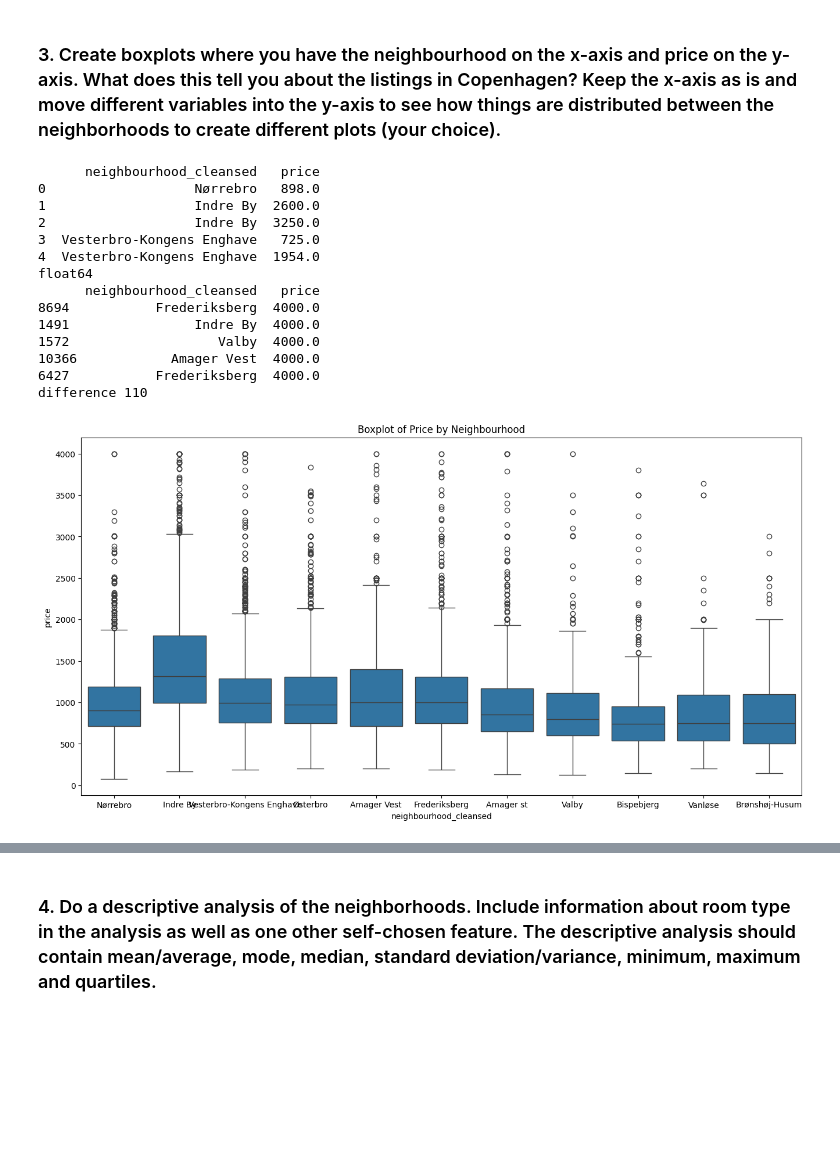
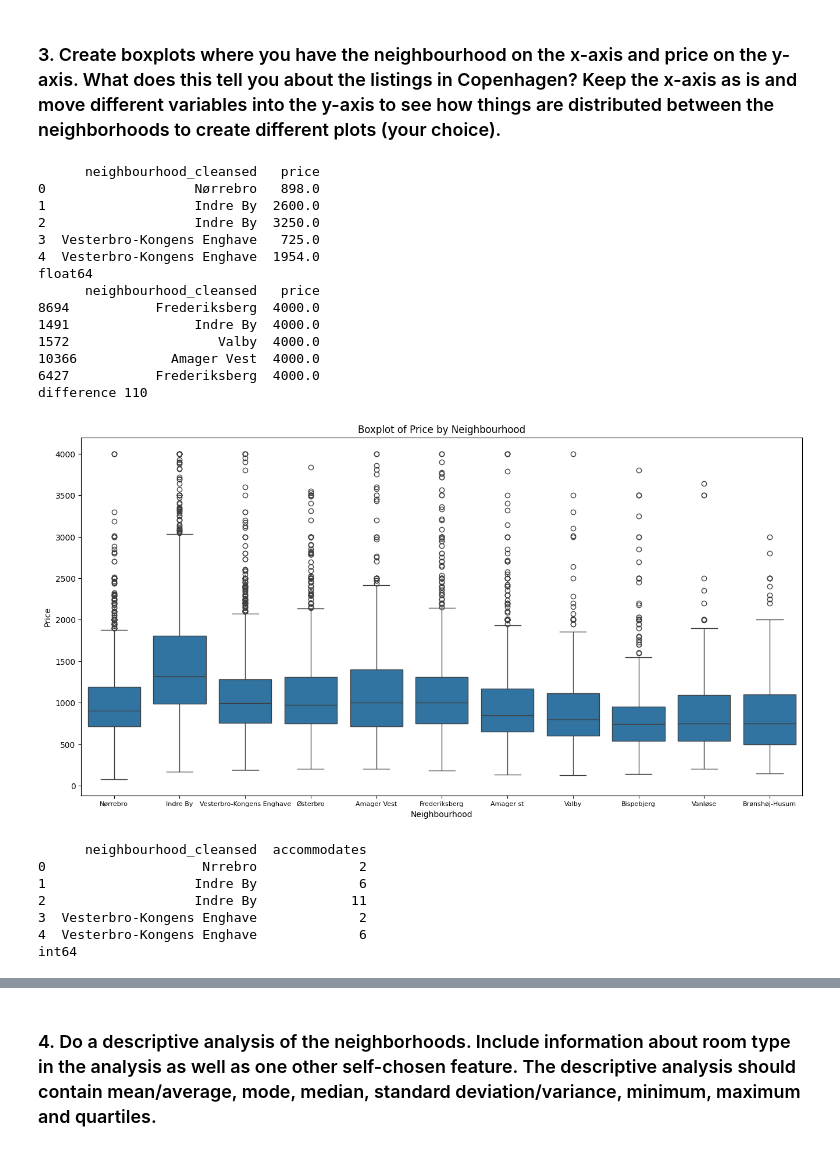
Before and after one commit to EarthOddity/mal-assignments, a Jupyter notebook: Assignment1Mal/1. Getting started - Copenhagen Airbnb.ipynb, the cells around one changed output, grey strips where cells are left out. Drawn from its saved outputs; the diff is of its cells as text; code cells hidden in the pictures; blank space fills up the shorter version.

```diff
--- a/Assignment1Mal/1. Getting started - Copenhagen Airbnb.ipynb
+++ b/Assignment1Mal/1. Getting started - Copenhagen Airbnb.ipynb
@@ -189,41 +189,66 @@ data_limited = data[["id",
 # %% [markdown]
 ### 3. Create boxplots where you have the neighbourhood on the x-axis and price on the y-axis. What does this tell you about the listings in Copenhagen? Keep the x-axis as is and move different variables into the y-axis to see how things are distributed between the neighborhoods to create different plots (your choice).
 # %%
-# State your solution here. Add more cells if needed.
 import seaborn as sns
 
 neighbourhood_data = data_filtered[['neighbourhood_cleansed', 'price']]
 print(neighbourhood_data.head())
 print(neighbourhood_data['price'].dtype)
 
-# Lets remove the prices that are too high because they are propably outliers
+# Lets remove the prices that are too high because they are outliers
 price_threshold = 4000
 filtered_neighbourhood_data = neighbourhood_data[neighbourhood_data['price'] <= price_threshold]
 sorted_data = filtered_neighbourhood_data.sort_values(by='price', ascending=False)
 print(sorted_data.head())
 
 total_neig = len(neighbourhood_data)
 total_neig_fil = len(filtered_neighbourhood_data)
 
 print(f'difference {total_neig-total_neig_fil} ')
 
 plt.figure(figsize=(16, 8))  # Increase the figure size
+plt.xticks(fontsize=8)  # Set the font size for x-axis labels
 sns.boxplot(x='neighbourhood_cleansed', y='price', data=filtered_neighbourhood_data)
 plt.title('Boxplot of Price by Neighbourhood')
+plt.xlabel('Neighbourhood')
+plt.ylabel('Price')
 plt.show()
+
+# With the boxplot we know the median value of each neighbourhood price and which listings are outliers
+
+neighbourhood_data_2 = data[['neighbourhood_cleansed', 'accommodates']]
+print(neighbourhood_data_2.head())
+print(neighbourhood_data_2['accommodates'].dtype)
+
+# Lets remove the prices that are too high because they are outliers
+
+plt.figure(figsize=(16, 8))  # Increase the figure size
+plt.xticks(fontsize=8)  # Set the font size for x-axis labels
+sns.boxplot(x='neighbourhood_cleansed', y='accommodates', data=neighbourhood_data_2)
+plt.title('Boxplot of Price by Neighbourhood')
+plt.xlabel('Neighbourhood')
+plt.ylabel('Accommodates')
+plt.show()
 # %% [output]
       neighbourhood_cleansed   price
 0                   Nørrebro   898.0
 1                   Indre By  2600.0
 2                   Indre By  3250.0
 3  Vesterbro-Kongens Enghave   725.0
 4  Vesterbro-Kongens Enghave  1954.0
 float64
       neighbourhood_cleansed   price
 8694           Frederiksberg  4000.0
 1491                Indre By  4000.0
 1572                   Valby  4000.0
 10366            Amager Vest  4000.0
 6427           Frederiksberg  4000.0
 difference 110
-[figure, old version]
+[figure, new version]
+      neighbourhood_cleansed  accommodates
+0                    Nrrebro             2
+1                   Indre By             6
+2                   Indre By            11
+3  Vesterbro-Kongens Enghave             2
+4  Vesterbro-Kongens Enghave             6
+int64
```
Also changed, not shown: parts of 1 cell of this notebook.
